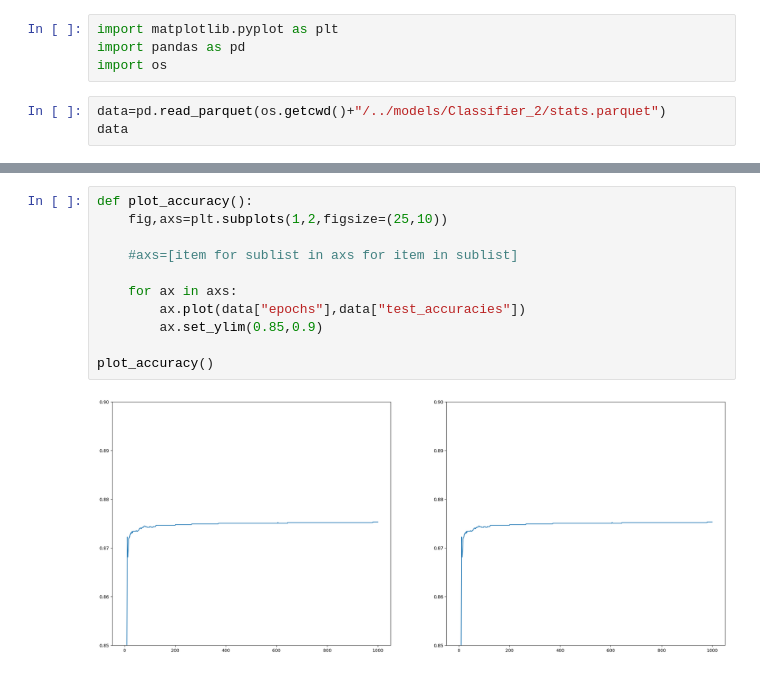
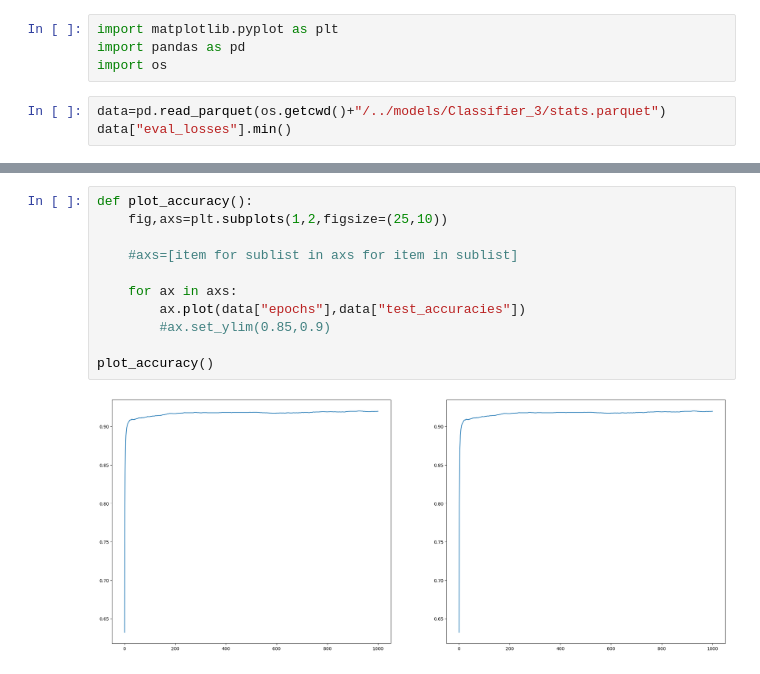
Before and after one commit to Lotto98/Sign-Language-MNIST, a Jupyter notebook: src/plots.ipynb, the cells around one changed output, grey strips where cells are left out. Saved outputs shown, nothing was run; the diff lists cells and outputs as text.

```diff
--- a/src/plots.ipynb
+++ b/src/plots.ipynb
@@ -3,6 +3,6 @@ import matplotlib.pyplot as plt
 import pandas as pd
 import os
 # %%
-data=pd.read_parquet(os.getcwd()+"/../models/Classifier_2/stats.parquet")
-data
+data=pd.read_parquet(os.getcwd()+"/../models/Classifier_3/stats.parquet")
+data["eval_losses"].min()
 # %% [output]
@@ -49,13 +37,13 @@ plot_lr()
 # %%
 def plot_accuracy():
     fig,axs=plt.subplots(1,2,figsize=(25,10))
 
     #axs=[item for sublist in axs for item in sublist]
 
     for ax in axs:
         ax.plot(data["epochs"],data["test_accuracies"])
-        ax.set_ylim(0.85,0.9)
+        #ax.set_ylim(0.85,0.9)
 
 plot_accuracy()
 # %% [output]
-[figure, old version]
+[figure, new version]
```
Also changed, not shown: parts of 3 cells of this notebook, 6 other files.
